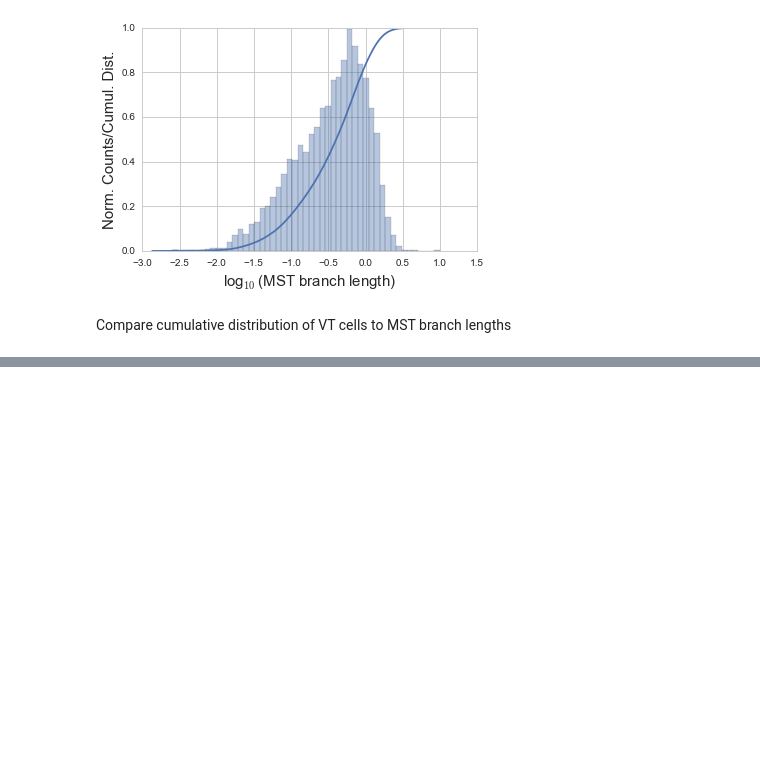
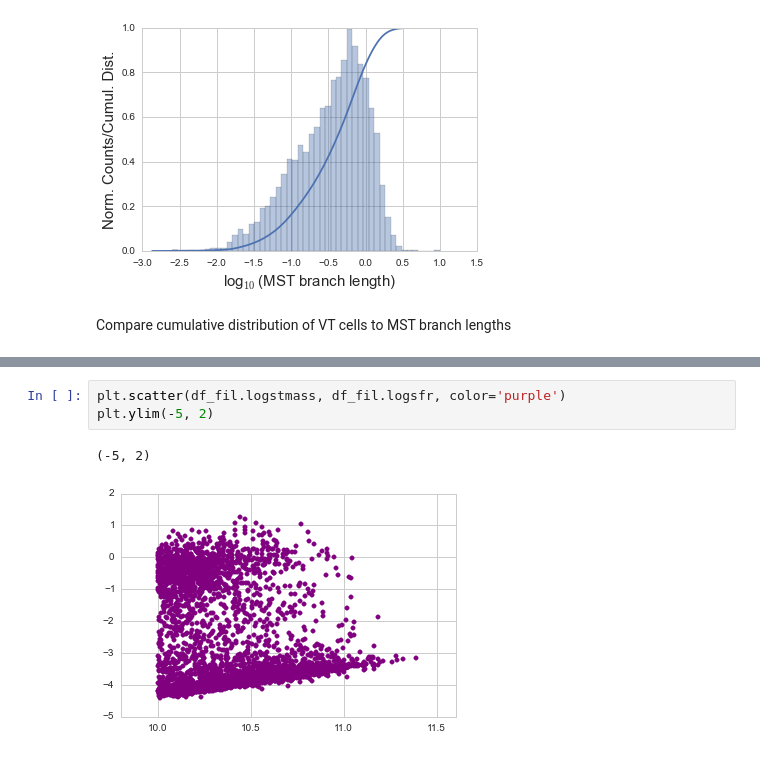
Before and after one commit to jcybulsk/lss_mapper, a Jupyter notebook: lss_mapper.ipynb, the cells around one changed output, grey strips where cells are left out. Cells and saved outputs as stored; diff of their text form; blank space fills up the shorter version.

```diff
--- a/lss_mapper.ipynb
+++ b/lss_mapper.ipynb
@@ -72,0 +115,6 @@ mst_test.segments
+# %%
+plt.scatter(df_fil.logstmass, df_fil.logsfr, color='purple')
+plt.ylim(-5, 2)
+# %% [output]
+(-5, 2)
+[figure, added]
```
Also changed, not shown: parts of 25 cells of this notebook.
